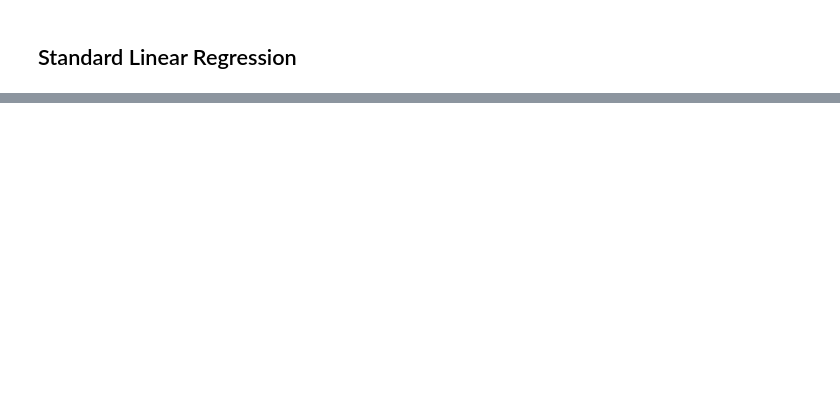
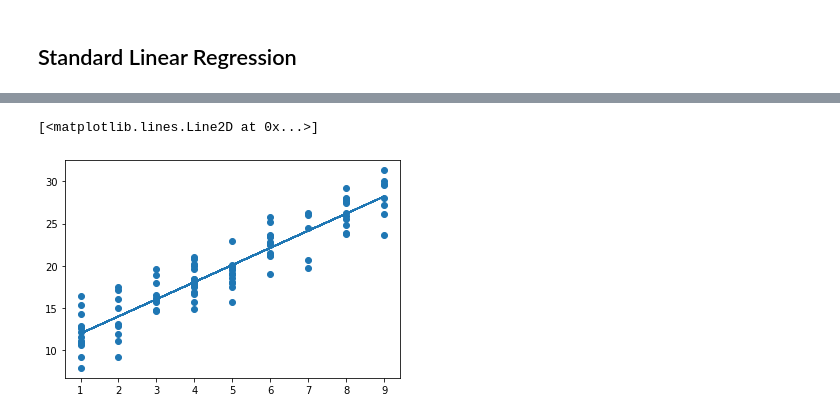
Before and after one commit to canyon289/pyladies-bayes, a Jupyter notebook: 2_BayesPractice.ipynb, the cells around one changed output, grey strips where cells are left out. Drawn from its saved outputs; the diff is of its cells as text; code cells hidden in the pictures; blank space fills up the shorter version.

```diff
--- a/2_BayesPractice.ipynb
+++ b/2_BayesPractice.ipynb
@@ -31,0 +92,12 @@ ModuleNotFoundError: No module named 'pymc3'
+# %%
+fig, ax = plt.subplots()
+
+# Plot Dots
+ax.scatter(x, noisy_y)
+
+# Plot Best Fit Line
+_x = np.linspace(0, 20, 1000)
+ax.plot(x, x*slope+intercept)
+# %% [output]
+[<matplotlib.lines.Line2D at 0x...>]
+[figure, added]
```
Also changed, not shown: parts of 19 cells of this notebook.
